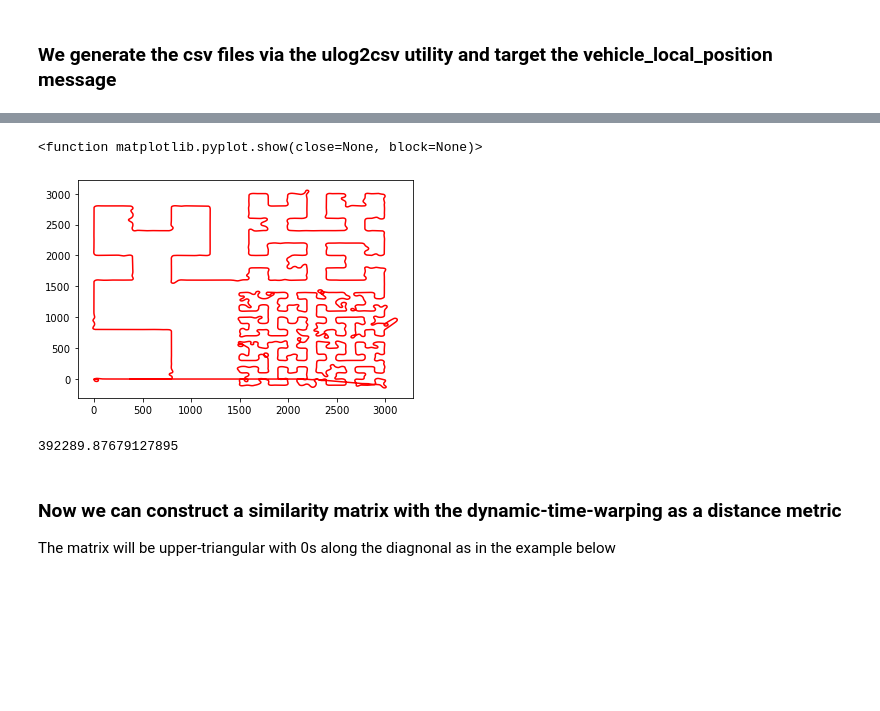
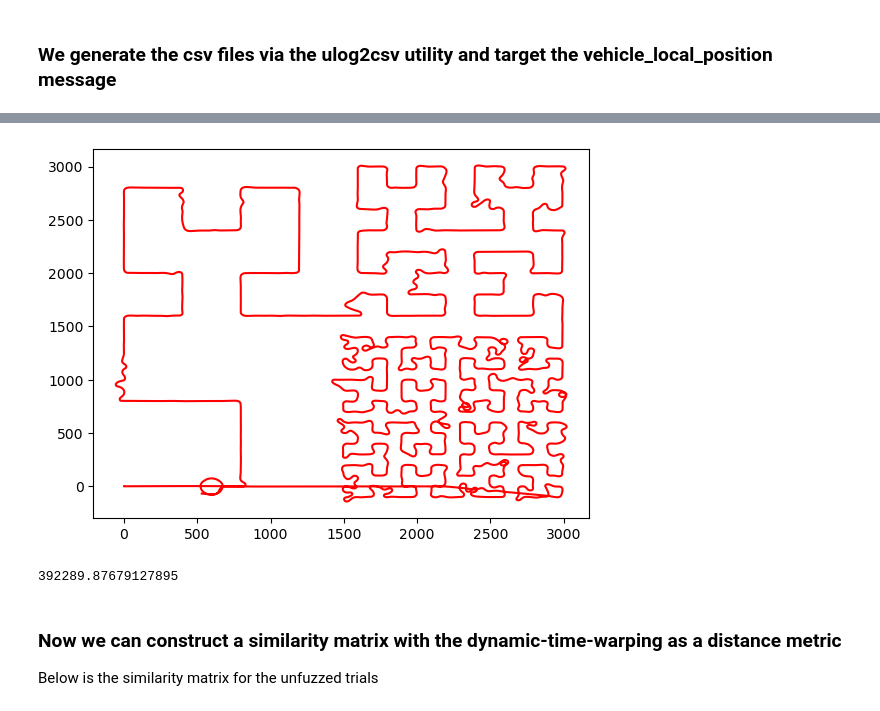
Before and after one commit to theloni-monk/pymav-expriment-runner, a Jupyter notebook: rcac_autopilot.ipynb, the cells around one changed output, grey strips where cells are left out. Saved outputs shown, nothing was run; the diff lists cells and outputs as text; code cells hidden in the pictures; blank space fills up the shorter version.

```diff
--- a/rcac_autopilot.ipynb
+++ b/rcac_autopilot.ipynb
@@ -18,10 +20,9 @@ plt.show()
 # %%
 fuzzed_pos_df = pd.read_csv("rcac_autopilot/fuzzed/fzl0_vehicle_local_position_0.csv")
 plt.plot(fuzzed_pos_df["y"], fuzzed_pos_df["x"], "r")
-plt.show
+plt.show()
 # %% [output]
-<function matplotlib.pyplot.show(close=None, block=None)>
-[figure, old version]
+[figure, new version]
 # %%
 def df2path(df):
     return np.transpose(np.stack((df["x"], df["y"])))
@@ -46,4 +47,4 @@ print(vf_distance)
 392289.87679127895
 # %% [markdown]
 ### Now we can construct a similarity matrix with the dynamic-time-warping as a distance metric
-The matrix will be upper-triangular with 0s along the diagnonal as in the example below
+Below is the similarity matrix for the unfuzzed trials
```
Also changed, not shown: parts of 13 cells of this notebook, 26 other files.
